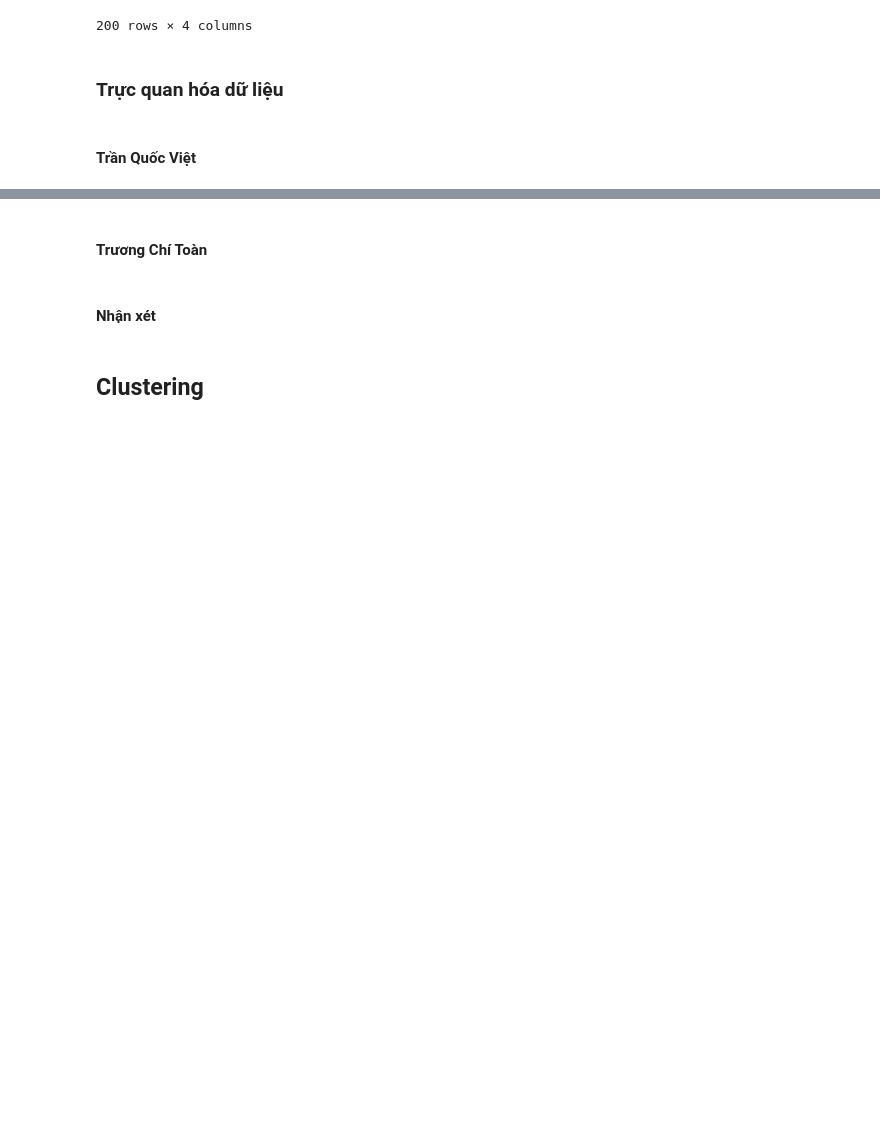
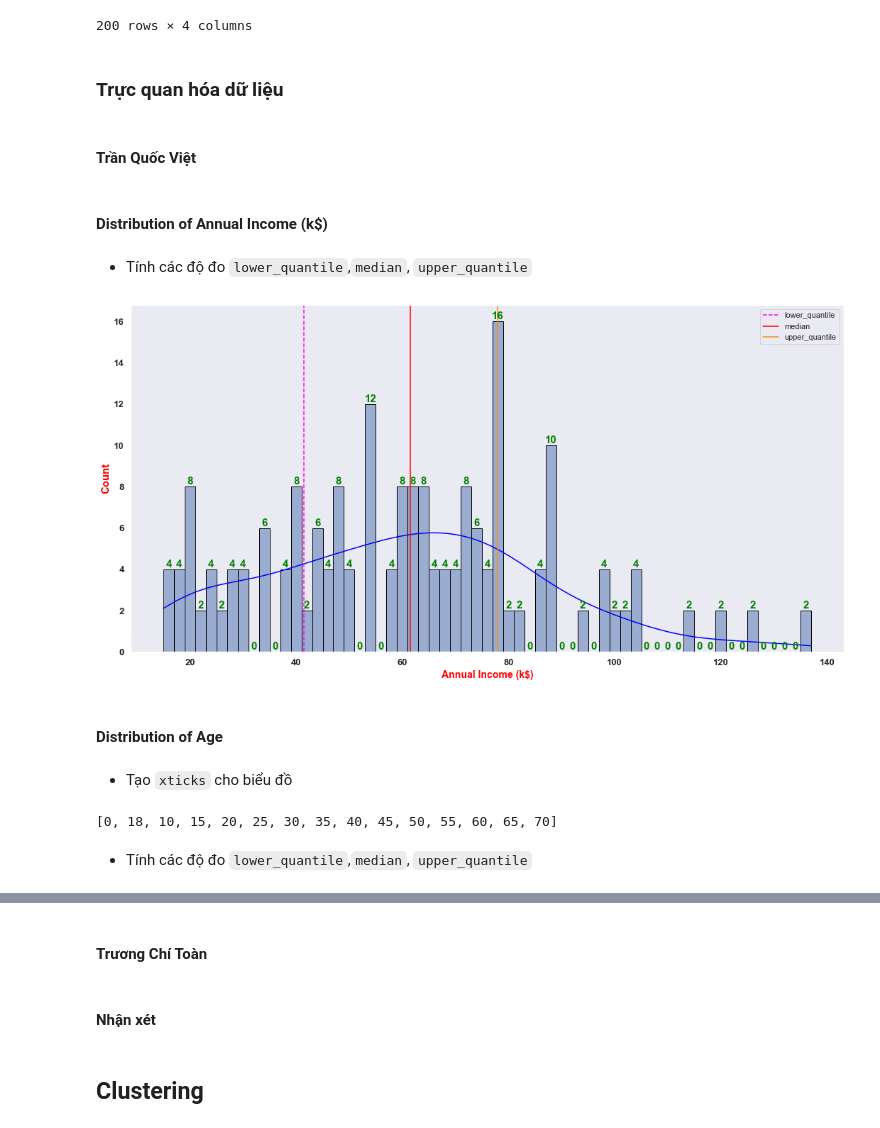
Before and after one commit to vietsimon/CLUSTERING-PROJECT, a Jupyter notebook: Project-3.ipynb, the cells around one changed output, grey strips where cells are left out. Drawn from its saved outputs; the diff is of its cells as text; code cells hidden in the pictures; blank space fills up the shorter version.

```diff
--- a/Project-3.ipynb
+++ b/Project-3.ipynb
@@ -123,0 +127,41 @@ mall_customers_df
+# %% [markdown]
+#### Distribution of Annual Income (k$)
+# %% [markdown]
+- Tính các độ đo `lower_quantile`,`median`, `upper_quantile`
+# %%
+lower_quantile=mall_customers_df['Annual Income (k$)'].quantile(0.25)
+median=mall_customers_df['Annual Income (k$)'].median()
+upper_quantile=mall_customers_df['Annual Income (k$)'].quantile(0.75)
+# %%
+sns.set(style="dark")
+plt.figure(figsize=(18,9))
+
+ax=sns.histplot(data=mall_customers_df, x="Annual Income (k$)", kde=True,binwidth = 2,element="bars",edgecolor='black',line_kws= {'color':'brown'})
+ax.bar_label(ax.containers[0],color='green',fontsize=15,weight="bold")
+ax.lines[0].set_color('blue')
+plt.xticks(fontsize=13,weight="bold")
+plt.yticks(rotation=0,fontsize=13,weight="bold")
+plt.xlabel('Annual Income (k$)', fontsize=14,color='red',weight="bold")
+plt.ylabel('Count', fontsize=15,color='red',weight="bold")
+plt.axvline(lower_quantile, color='magenta', linestyle='--', label="lower_quantile")
+plt.axvline(median, color='red', linestyle='-', label="median")
+plt.axvline(upper_quantile, color='darkorange', label="upper_quantile")
+plt.legend()
+plt.show()
+# %% [output]
+[figure, added]
+# %% [markdown]
+#### Distribution of Age
+# %% [markdown]
+- Tạo `xticks` cho biểu đồ
+# %%
+def arithmetic_progression(n, x):
+    return list(range(n, x + 1, n))
+b=arithmetic_progression(5, 70)
+b[0]=18
+b.insert(0, 0)
+b
+# %% [output]
+[0, 18, 10, 15, 20, 25, 30, 35, 40, 45, 50, 55, 60, 65, 70]
+# %% [markdown]
+- Tính các độ đo `lower_quantile`,`median`, `upper_quantile`
```
Also changed, not shown: parts of 22 cells of this notebook.
